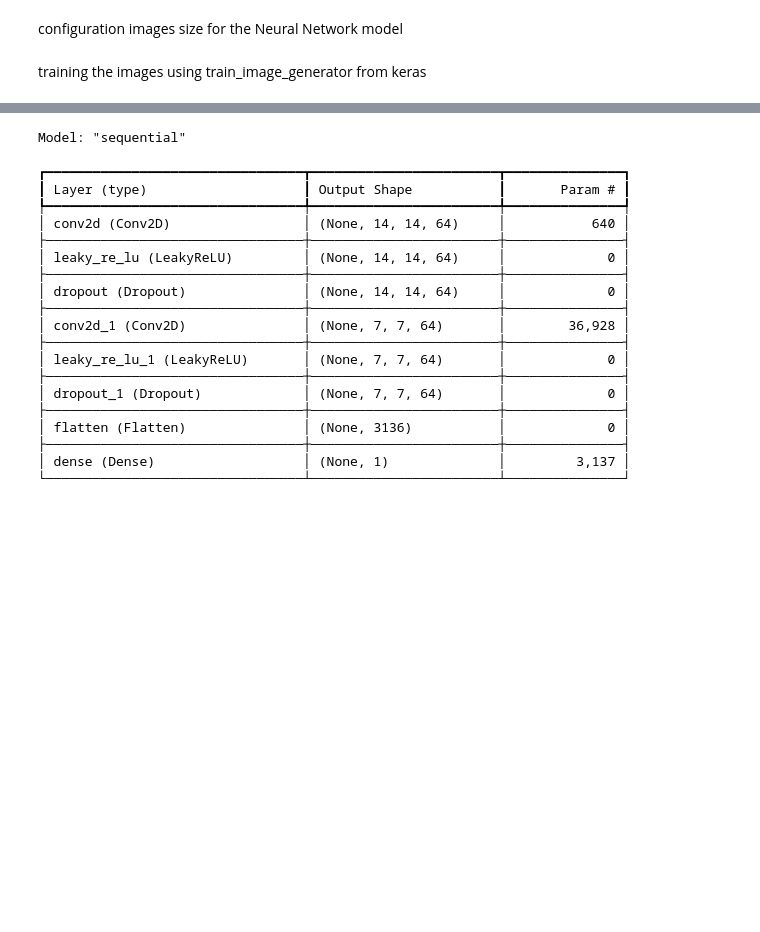
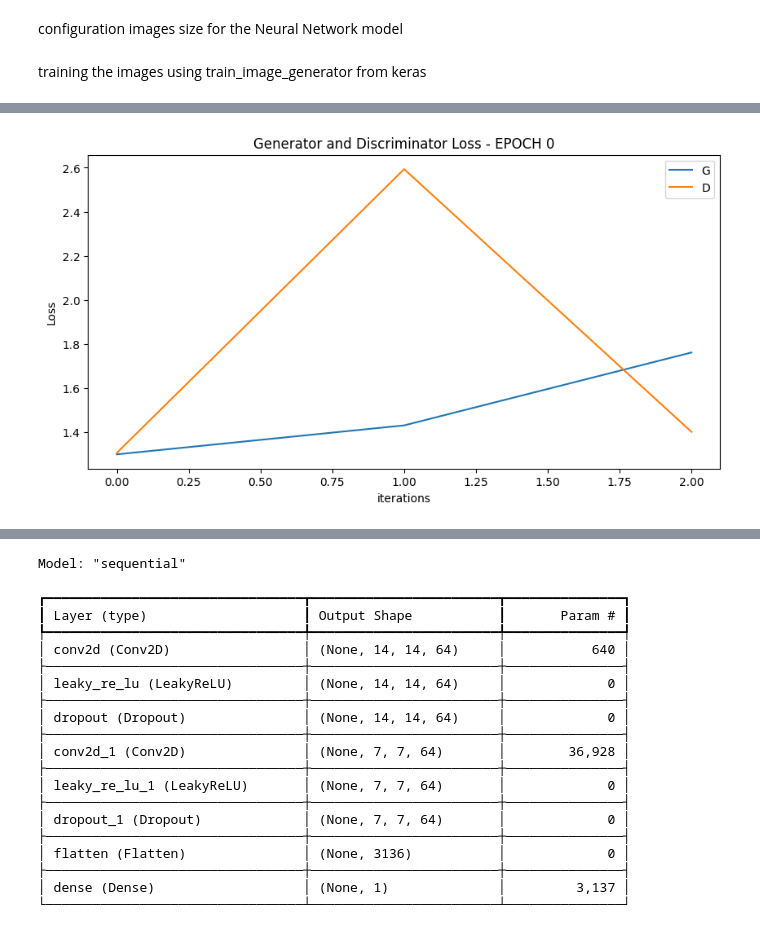
Before and after one commit to Harithelamin/Is-poisonous, a Jupyter notebook: Is_poisonous.ipynb, the cells around one changed output, grey strips where cells are left out. Saved outputs shown, nothing was run; the diff lists cells and outputs as text; code cells hidden in the pictures; blank space fills up the shorter version.

```diff
--- a/Is_poisonous.ipynb
+++ b/Is_poisonous.ipynb
@@ -321,0 +670,6 @@ x_test shape: (256, 32, 32, 3) - y_test shape: (256, 2)
+# %%
+EPOCH = 0
+LR = 0.001
+criterion = nn.BCELoss()
+optimizerD = optim.Adam(netD.parameters(), lr=LR, betas=(0.5, 0.999))
+optimizerG = optim.Adam(netG.parameters(), lr=LR, betas=(0.5, 0.999))
@@ -321,0 +760,74 @@ x_test shape: (256, 32, 32, 3) - y_test shape: (256, 2)
+# %%
+def plot_loss (G_losses, D_losses, epoch):
+    plt.figure(figsize=(10,5))
+    plt.title("Generator and Discriminator Loss - EPOCH "+ str(epoch))
+    plt.plot(G_losses,label="Generator")
+    plt.plot(D_losses,label="Discriminator")
+    plt.xlabel("iterations")
+    plt.ylabel("Loss")
+    plt.legend()
+    plt.show()
+# %%
+import time
+#import tqdm
+from tqdm import tqdm
+for epoch in range(epochs):
+
+    start = time.time()
+    for ii, (real_images, train_labels) in tqdm(enumerate(train_loader), total=len(train_loader)):
+        ############################
+        # (1) Update D network: maximize log(D(x)) + log(1 - D(G(z)))
+        ###########################
+        # train with real
+        netD.zero_grad()
+        real_images = real_images.to(device)
+        batch_size = real_images.size(0)
+        labels = torch.full((batch_size, 1), real_label, device=device)
+
+        output = netD(real_images)
+        errD_real = criterion(output, labels)
+        errD_real.backward()
+        D_x = output.mean().item()
+
+        # train with fake
+        noise = torch.randn(batch_size, nz, 1, 1, device=device)
+        fake = netG(noise)
+        labels.fill_(fake_label)
+        output = netD(fake.detach())
+        errD_fake = criterion(output, labels)
+        errD_fake.backward()
+        D_G_z1 = output.mean().item()
+        errD = errD_real + errD_fake
+        optimizerD.step()
+
+        ############################
+        # (2) Update G network: maximize log(D(G(z)))
+        ###########################
+        netG.zero_grad()
+        labels.fill_(real_label)  # fake labels are real for generator cost
+        output = netD(fake)
+        errG = criterion(output, labels)
+        errG.backward()
+        D_G_z2 = output.mean().item()
+        optimizerG.step()
+
+        # Save Losses for plotting later
+        G_losses.append(errG.item())
+        D_losses.append(errD.item())
+
+        if (ii+1) % (len(train_loader)//2) == 0:
+            print('[%d/%d][%d/%d] Loss_D: %.4f Loss_G: %.4f D(x): %.4f D(G(z)): %.4f / %.4f'
+                  % (epoch + 1, epochs, ii+1, len(train_loader),
+                     errD.item(), errG.item(), D_x, D_G_z1, D_G_z2))
+
+    plot_loss (G_losses, D_losses, epoch)
+    G_losses = []
+    D_losses = []
+    if epoch % 10 == 0:
+        show_generated_img()
+
+    epoch_time.append(time.time()- start)
+
+
+# end of gan
+# %% [output]
@@ -321,0 +836 @@ x_test shape: (256, 32, 32, 3) - y_test shape: (256, 2)
+[figure, added]
```
Also changed, not shown: parts of 48 cells of this notebook.
